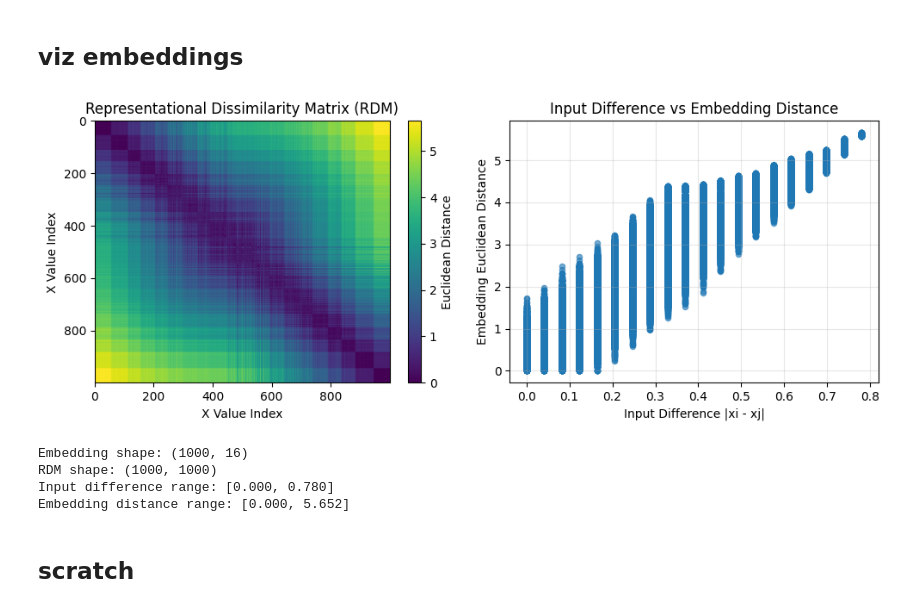
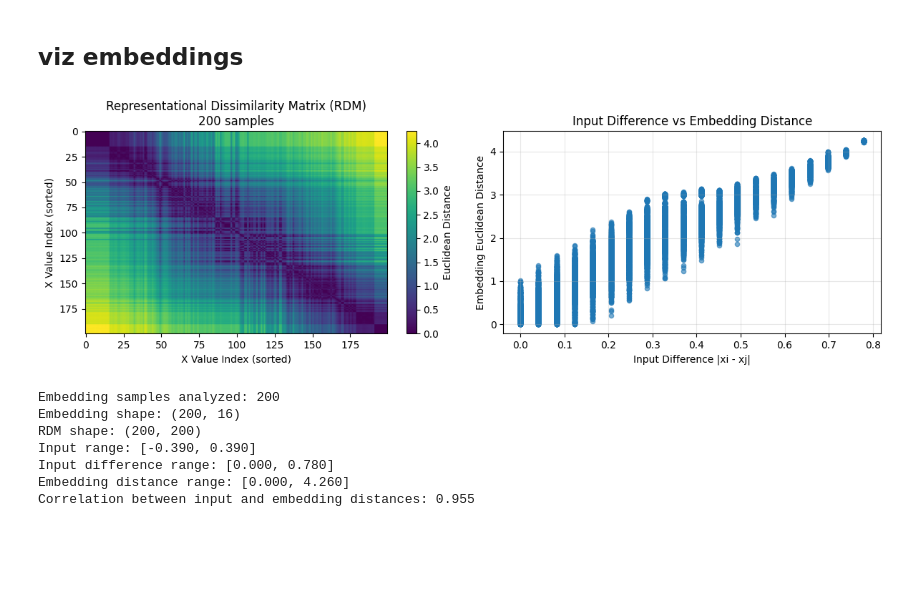
Before and after one commit to siyer7/asymmetry_design, a Jupyter notebook: code/NN.ipynb, the cells around one changed output. Drawn from its saved outputs; the diff is of its cells as text; code cells hidden in the pictures; blank space fills up the shorter version.

```diff
--- a/code/NN.ipynb
+++ b/code/NN.ipynb
@@ -100,16 +114,24 @@ model = NoisyModel(max_embedding_noise=.5, production_noise=0.2, noise_range=0.4
 divider_position = 0.0
 boundary_width   = 0.05
 learning_rate    = 3e-2
-batch_size       = 128
-num_epochs       = 200
+batch_size       = 32  # Smaller batch size for better gradient estimates
+num_epochs       = 1000  # Reduced epochs since we have more data
 
-# Prepare data loader
-dataset    = TensorDataset(X, Y, labels)
-data_loader = DataLoader(dataset, batch_size=batch_size, shuffle=True)
+# Prepare data loaders
+train_dataset = TensorDataset(X_train_tensor, Y_train_tensor, labels_train_tensor)
+train_loader = DataLoader(train_dataset, batch_size=batch_size, shuffle=True)
+
+test_dataset = TensorDataset(X_test_tensor, Y_test_tensor, labels_test_tensor)
+test_loader = DataLoader(test_dataset, batch_size=batch_size, shuffle=False)
 
 # Optimizer & history
 optimizer = Adam(model.parameters(), lr=learning_rate)
-history = {'mse': [], 'bce': [], 'total': [], 'accuracy': []}
+history = {'train_mse': [], 'train_bce': [], 'train_total': [], 'train_accuracy': [],
+          'test_mse': [], 'test_bce': [], 'test_total': [], 'test_accuracy': []}
+
+# Store test predictions every N epochs for analysis
+test_predictions_history = []
+test_epoch_interval = 50  # Store predictions every 50 epochs
 # %% [markdown]
 ## viz embedding noise
 # %%
@@ -350,55 +462,65 @@ def get_embeddings(model, x_vals):
 
     return np.array(embeddings)
 
-# Option 1: Sample from actual training distribution
-x_test = np.random.choice(X_np, size=1000, replace=False)
-x_test = np.sort(x_test)  # Sort for visualization
+# Use a subset of the test data for embedding analysis
+# Sample from the actual test set we have
+n_embedding_samples = min(200, len(X_test))  # Use up to 200 samples
+embedding_indices = np.random.choice(len(X_test), size=n_embedding_samples, replace=False)
+x_embedding_test = X_test[embedding_indices]
+x_embedding_test = np.sort(x_embedding_test)  # Sort for visualization
 
 # Get embeddings for these X values
-embeddings = get_embeddings(model, x_test)
+embeddings = get_embeddings(model, x_embedding_test)
 
 # Compute pairwise Euclidean distances (RDM)
 from scipy.spatial.distance import pdist, squareform
 distances = pdist(embeddings, metric='euclidean')
 rdm = squareform(distances)
 
 # Compute input differences for scatter plot
 input_diffs = []
 embed_dists = []
-for i in range(len(x_test)):
-    for j in range(i+1, len(x_test)):
-        input_diffs.append(abs(x_test[i] - x_test[j]))
+for i in range(len(x_embedding_test)):
+    for j in range(i+1, len(x_embedding_test)):
+        input_diffs.append(abs(x_embedding_test[i] - x_embedding_test[j]))
         embed_dists.append(rdm[i, j])
 
 # Plot the RDM and additional analysis
-fig, axs = plt.subplots(1, 2, figsize=(10, 4))
+fig, axs = plt.subplots(1, 2, figsize=(12, 4))
 
 # RDM heatmap
 im = axs[0].imshow(rdm, cmap='viridis', aspect='auto')
-axs[0].set_title('Representational Dissimilarity Matrix (RDM)')
-axs[0].set_xlabel('X Value Index')
-axs[0].set_ylabel('X Value Index')
+axs[0].set_title(f'Representational Dissimilarity Matrix (RDM)\n{n_embedding_samples} samples')
+axs[0].set_xlabel('X Value Index (sorted)')
+axs[0].set_ylabel('X Value Index (sorted)')
 fig.colorbar(im, ax=axs[0], label='Euclidean Distance')
 
 # Plot input difference vs embedding distance
 axs[1].scatter(input_diffs, embed_dists, alpha=0.6, s=20)
 axs[1].set_xlabel('Input Difference |xi - xj|')
 axs[1].set_ylabel('Embedding Euclidean Distance')
 axs[1].set_title('Input Difference vs Embedding Distance')
 axs[1].grid(True, alpha=0.3)
 
 plt.tight_layout()
 plt.show()
 
+print(f"Embedding samples analyzed: {n_embedding_samples}")
 print(f"Embedding shape: {embeddings.shape}")
 print(f"RDM shape: {rdm.shape}")
+print(f"Input range: [{x_embedding_test.min():.3f}, {x_embedding_test.max():.3f}]")
 print(f"Input difference range: [{min(input_diffs):.3f}, {max(input_diffs):.3f}]")
 print(f"Embedding distance range: [{min(embed_dists):.3f}, {max(embed_dists):.3f}]")
+
+# Additional analysis: correlation between input and embedding distances
+correlation = np.corrcoef(input_diffs, embed_dists)[0, 1]
+print(f"Correlation between input and embedding distances: {correlation:.3f}")
 # %% [output]
-[figure, old version]
+[figure, new version]
-Embedding shape: (1000, 16)
-RDM shape: (1000, 1000)
+Embedding samples analyzed: 200
+Embedding shape: (200, 16)
+RDM shape: (200, 200)
+Input range: [-0.390, 0.390]
 Input difference range: [0.000, 0.780]
-Embedding distance range: [0.000, 5.652]
+Embedding distance range: [0.000, 4.260]
+Correlation between input and embedding distances: 0.955
-# %% [markdown]
-## scratch
```
Also changed, not shown: parts of 17 cells of this notebook.
